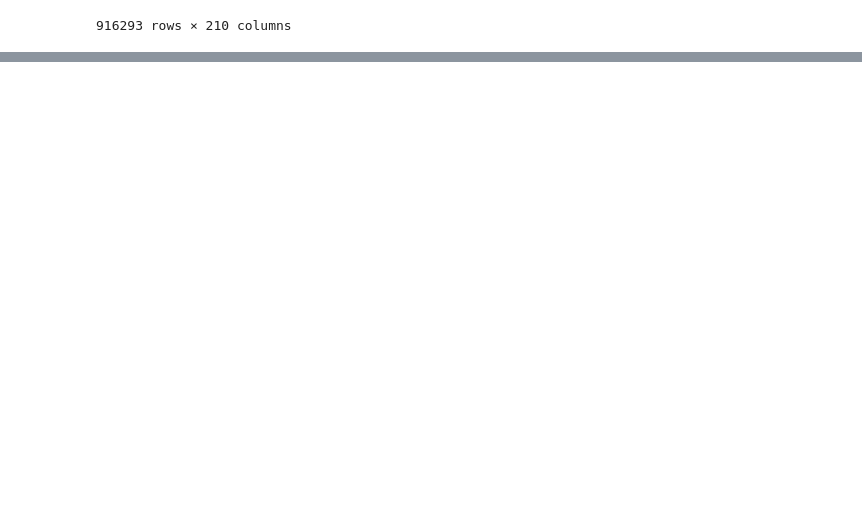
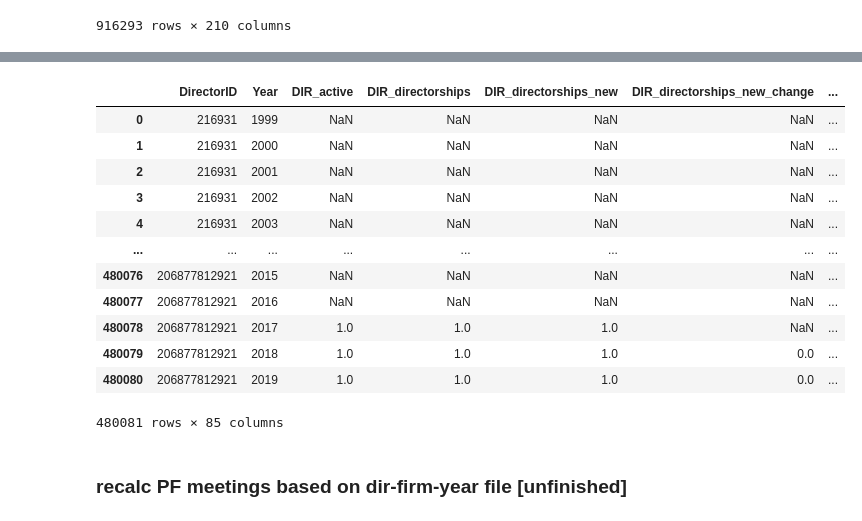
Before and after one commit to hannez11/director-project, a Jupyter notebook: merge notebooks/merge_variables.ipynb, the cells around one changed output, grey strips where cells are left out. Cells and saved outputs as stored; diff of their text form; code cells hidden in the pictures; blank space fills up the shorter version.

```diff
--- a/merge notebooks/merge_variables.ipynb
+++ b/merge notebooks/merge_variables.ipynb
@@ -700,0 +840,27 @@ df_merged.to_csv(r"D:\Docs\Dokumente\WMA\Projects\5 Directors\Data\Director-Firm
+# %%
+#calc avg based on sum / directorships for board_comp beta meetings
+df["DIR_board_comp_avg"] = np.where((df["DIR_board_comp_sum"].isna() == False), df["DIR_board_comp_sum"] / df["DIR_directorships"], np.nan) #directorships might be outdated
+df["DIR_board_comp_avg"].replace({0: np.nan}, inplace=True) #set 0 to np.nan, otherwise we divide with 0 sometimes
+
+df["DIR_beta_avg_new"] = np.where((df["DIR_beta_sum"].isna() == False), df["DIR_beta_sum"] / df["DIR_directorships"], np.nan) #directorships might be outdated
+df["DIR_beta_avg_new"].replace({0: np.nan}, inplace=True) #set 0 to np.nan, otherwise we divide with 0 sometimes
+
+df["DIR_meetings_avg_new"] = np.where((df["DIR_meetings_sum"].isna() == False), df["DIR_meetings_sum"] / df["DIR_directorships"], np.nan) #directorships might be outdated
+df["DIR_meetings_avg_new"].replace({0: np.nan}, inplace=True) #set 0 to np.nan, otherwise we divide with 0 sometimes
+
+#calc relative change by t / t-1
+df["DIR_board_comp_avg_change_rel"] =  np.where( (df["DirectorID"].shift(1) == df["DirectorID"]) & (df["DIR_board_comp_avg"].isna() == False) & (df["DIR_board_comp_avg"].shift(1).isna() == False), df["DIR_board_comp_avg"]/df["DIR_board_comp_avg"].shift(1), np.nan)
+
+df["DIR_beta_avg_new_change_rel"] =  np.where((df["DirectorID"].shift(1) == df["DirectorID"]) & (df["DIR_beta_avg_new"].isna() == False) & (df["DIR_beta_avg_new"].shift(1).isna() == False), df["DIR_beta_avg_new"]/df["DIR_beta_avg_new"].shift(1), np.nan)
+
+df["DIR_meetings_avg_new_change_rel"] =  np.where((df["DirectorID"].shift(1) == df["DirectorID"]) & (df["DIR_meetings_avg_new"].isna() == False) & (df["DIR_meetings_avg_new"].shift(1).isna() == False), df["DIR_meetings_avg_new"]/df["DIR_meetings_avg_new"].shift(1), np.nan)
+
+#calc absolute change by t - t-1
+df["DIR_board_comp_avg_change_abs"] =  np.where( (df["DirectorID"].shift(1) == df["DirectorID"]) & (df["DIR_board_comp_avg"].isna() == False) & (df["DIR_board_comp_avg"].shift(1).isna() == False), df["DIR_board_comp_avg"]-df["DIR_board_comp_avg"].shift(1), np.nan)
+
+df["DIR_beta_avg_new_change_abs"] =  np.where((df["DirectorID"].shift(1) == df["DirectorID"]) & (df["DIR_beta_avg_new"].isna() == False) & (df["DIR_beta_avg_new"].shift(1).isna() == False), df["DIR_beta_avg_new"]-df["DIR_beta_avg_new"].shift(1), np.nan)
+
+df["DIR_meetings_avg_new_change_abs"] =  np.where((df["DirectorID"].shift(1) == df["DirectorID"]) & (df["DIR_meetings_avg_new"].isna() == False) & (df["DIR_meetings_avg_new"].shift(1).isna() == False), df["DIR_meetings_avg_new"]-df["DIR_meetings_avg_new"].shift(1), np.nan)
+
+#subsample with relative changes
+df[df["DIR_beta_avg_new"].isna() == False][["DirectorID", "DIR_board_comp_avg", "DIR_board_comp_avg_change_rel", "DIR_beta_avg", "DIR_beta_avg_new", "DIR_beta_avg_new_change_rel", "DIR_meetings_avg_new", "DIR_meetings_avg_new_change_rel"]]
@@ -700,0 +881,25 @@ df_merged.to_csv(r"D:\Docs\Dokumente\WMA\Projects\5 Directors\Data\Director-Firm
+# %%
+#rename mcap columns
+marketcap_cols = [col for col in df.columns.tolist() if "MarketCap" in col]
+df.rename(columns={'DIR_MarketCap_avg': 'DIR_mcap_avg',
+    'DIR_MarketCap_avg_change': 'DIR_mcap_avg_change_abs',
+    'DIR_MarketCap_avg_change_rel': 'DIR_mcap_avg_change_rel',
+    'DIR_MarketCap_avg_change_rel_dmy': 'DIR_mcap_avg_change_rel_dmy',
+    'DIR_MarketCap_total': 'DIR_mcap_total',
+    'DIR_MarketCap_total_withoutEvent': 'DIR_mcap_total_withoutEvent'}, inplace=True)
+
+df
+# %% [output]
+|  | DirectorID | Year | DIR_active | DIR_directorships | DIR_directorships_new | DIR_directorships_new_change | ... |
+| 0 | 216931 | 1999 | NaN | NaN | NaN | NaN | ... |
+| 1 | 216931 | 2000 | NaN | NaN | NaN | NaN | ... |
+| 2 | 216931 | 2001 | NaN | NaN | NaN | NaN | ... |
+| 3 | 216931 | 2002 | NaN | NaN | NaN | NaN | ... |
+| 4 | 216931 | 2003 | NaN | NaN | NaN | NaN | ... |
+| ... | ... | ... | ... | ... | ... | ... | ... |
+| 480076 | 206877812921 | 2015 | NaN | NaN | NaN | NaN | ... |
+| 480077 | 206877812921 | 2016 | NaN | NaN | NaN | NaN | ... |
+| 480078 | 206877812921 | 2017 | 1.0 | 1.0 | 1.0 | NaN | ... |
+| 480079 | 206877812921 | 2018 | 1.0 | 1.0 | 1.0 | 0.0 | ... |
+| 480080 | 206877812921 | 2019 | 1.0 | 1.0 | 1.0 | 0.0 | ... |
+480081 rows × 85 columns
@@ -700,0 +913,2 @@ df_merged.to_csv(r"D:\Docs\Dokumente\WMA\Projects\5 Directors\Data\Director-Firm
+# %% [markdown]
+### recalc PF meetings based on dir-firm-year file [unfinished]
```
Also changed, not shown: parts of 55 cells of this notebook, 3 other files.
